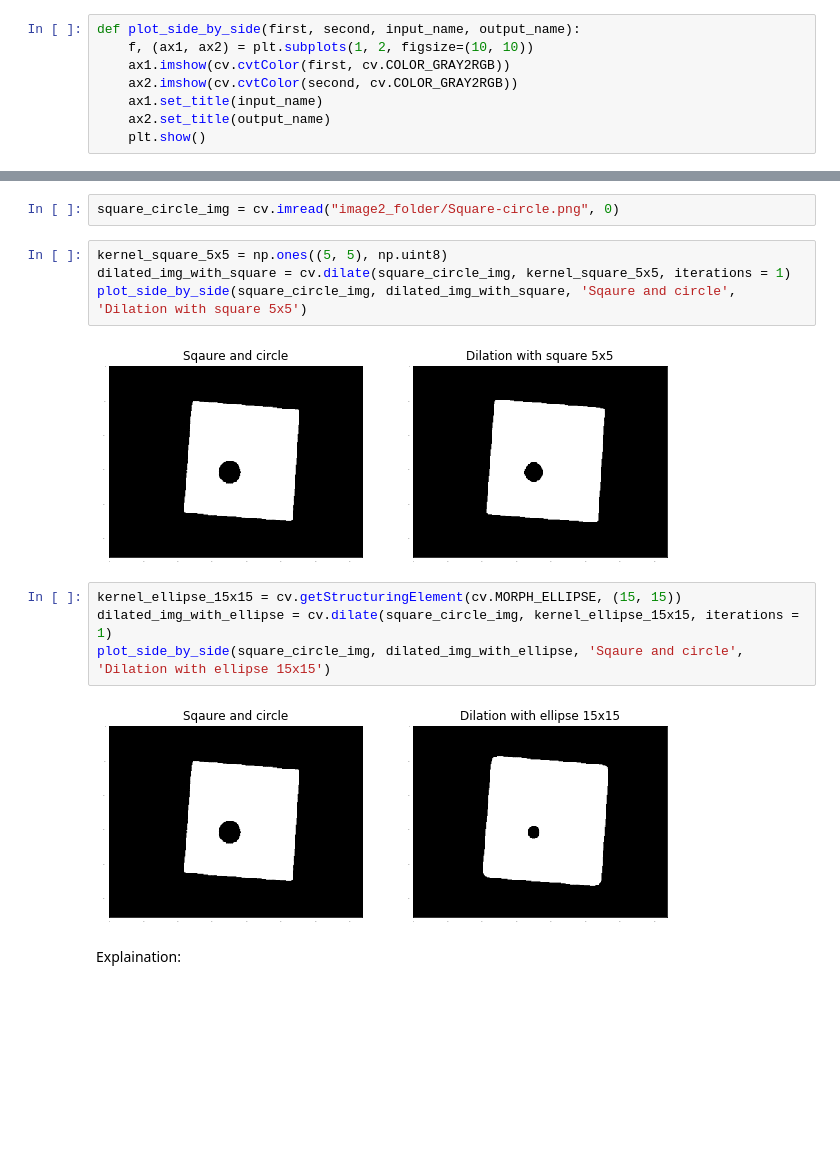
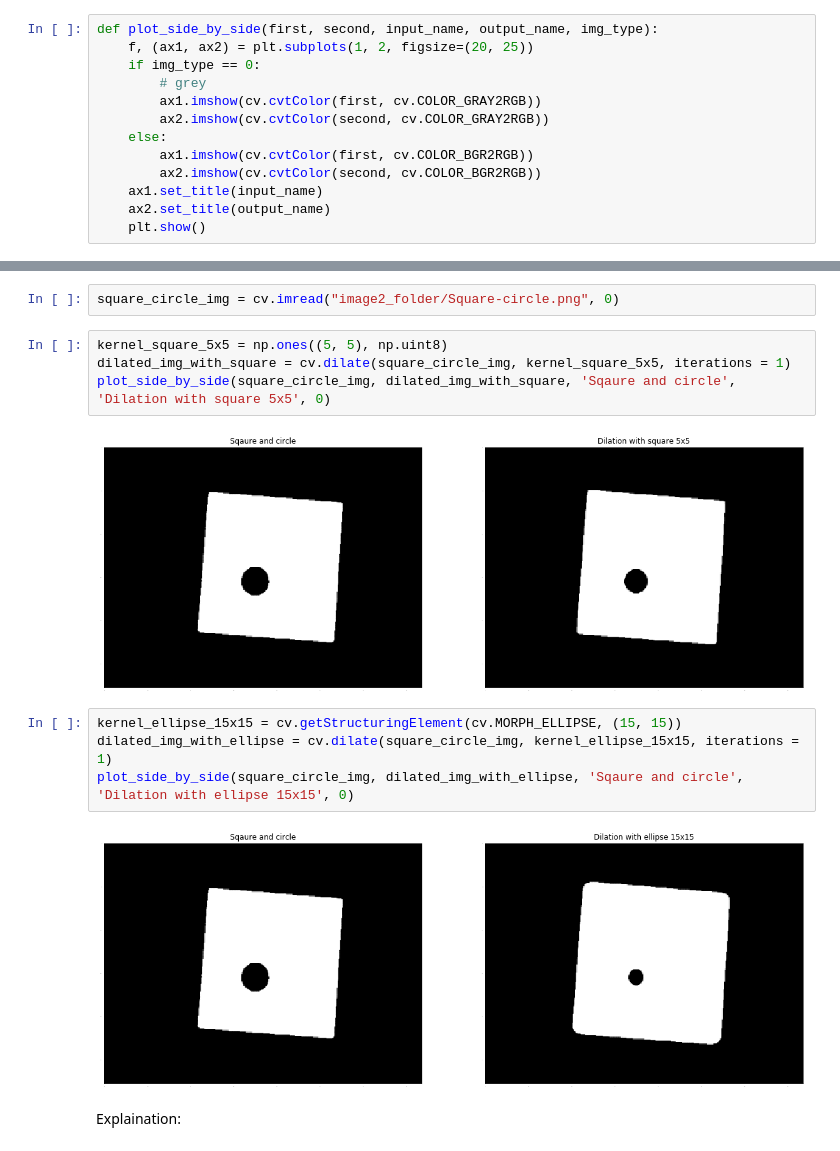
Before and after one commit to mohamedsaberibrahim/morphological-transformation-assignment, a Jupyter notebook: Morphological Transformations.ipynb, the cells around one changed output, grey strips where cells are left out. Drawn from its saved outputs; the diff is of its cells as text; blank space fills up the shorter version.

```diff
--- a/Morphological Transformations.ipynb
+++ b/Morphological Transformations.ipynb
@@ -11,10 +11,15 @@ matplotlib.rcParams['ytick.major.size'] = 0
 matplotlib.rcParams['xtick.labelsize'] = 0
 matplotlib.rcParams['ytick.labelsize'] = 0
 # %%
-def plot_side_by_side(first, second, input_name, output_name):
-    f, (ax1, ax2) = plt.subplots(1, 2, figsize=(10, 10))
-    ax1.imshow(cv.cvtColor(first, cv.COLOR_GRAY2RGB))
-    ax2.imshow(cv.cvtColor(second, cv.COLOR_GRAY2RGB))
+def plot_side_by_side(first, second, input_name, output_name, img_type):
+    f, (ax1, ax2) = plt.subplots(1, 2, figsize=(20, 25))
+    if img_type == 0:
+        # grey
+        ax1.imshow(cv.cvtColor(first, cv.COLOR_GRAY2RGB))
+        ax2.imshow(cv.cvtColor(second, cv.COLOR_GRAY2RGB))
+    else:
+        ax1.imshow(cv.cvtColor(first, cv.COLOR_BGR2RGB))
+        ax2.imshow(cv.cvtColor(second, cv.COLOR_BGR2RGB))
     ax1.set_title(input_name)
     ax2.set_title(output_name)
     plt.show()
@@ -45,15 +32,15 @@ square_circle_img = cv.imread("image2_folder/Square-circle.png", 0)
 # %%
 kernel_square_5x5 = np.ones((5, 5), np.uint8)
 dilated_img_with_square = cv.dilate(square_circle_img, kernel_square_5x5, iterations = 1)
-plot_side_by_side(square_circle_img, dilated_img_with_square, 'Sqaure and circle', 'Dilation with square 5x5')
+plot_side_by_side(square_circle_img, dilated_img_with_square, 'Sqaure and circle', 'Dilation with square 5x5', 0)
 # %% [output]
-[figure, old version]
+[figure, new version]
 # %%
 kernel_ellipse_15x15 = cv.getStructuringElement(cv.MORPH_ELLIPSE, (15, 15))
 dilated_img_with_ellipse = cv.dilate(square_circle_img, kernel_ellipse_15x15, iterations = 1)
-plot_side_by_side(square_circle_img, dilated_img_with_ellipse, 'Sqaure and circle', 'Dilation with ellipse 15x15')
+plot_side_by_side(square_circle_img, dilated_img_with_ellipse, 'Sqaure and circle', 'Dilation with ellipse 15x15', 0)
 # %% [output]
-[figure, old version]
+[figure, new version]
 # %% [markdown]
 Explaination:
 # %% [markdown]
```
Also changed, not shown: parts of 12 cells of this notebook.
